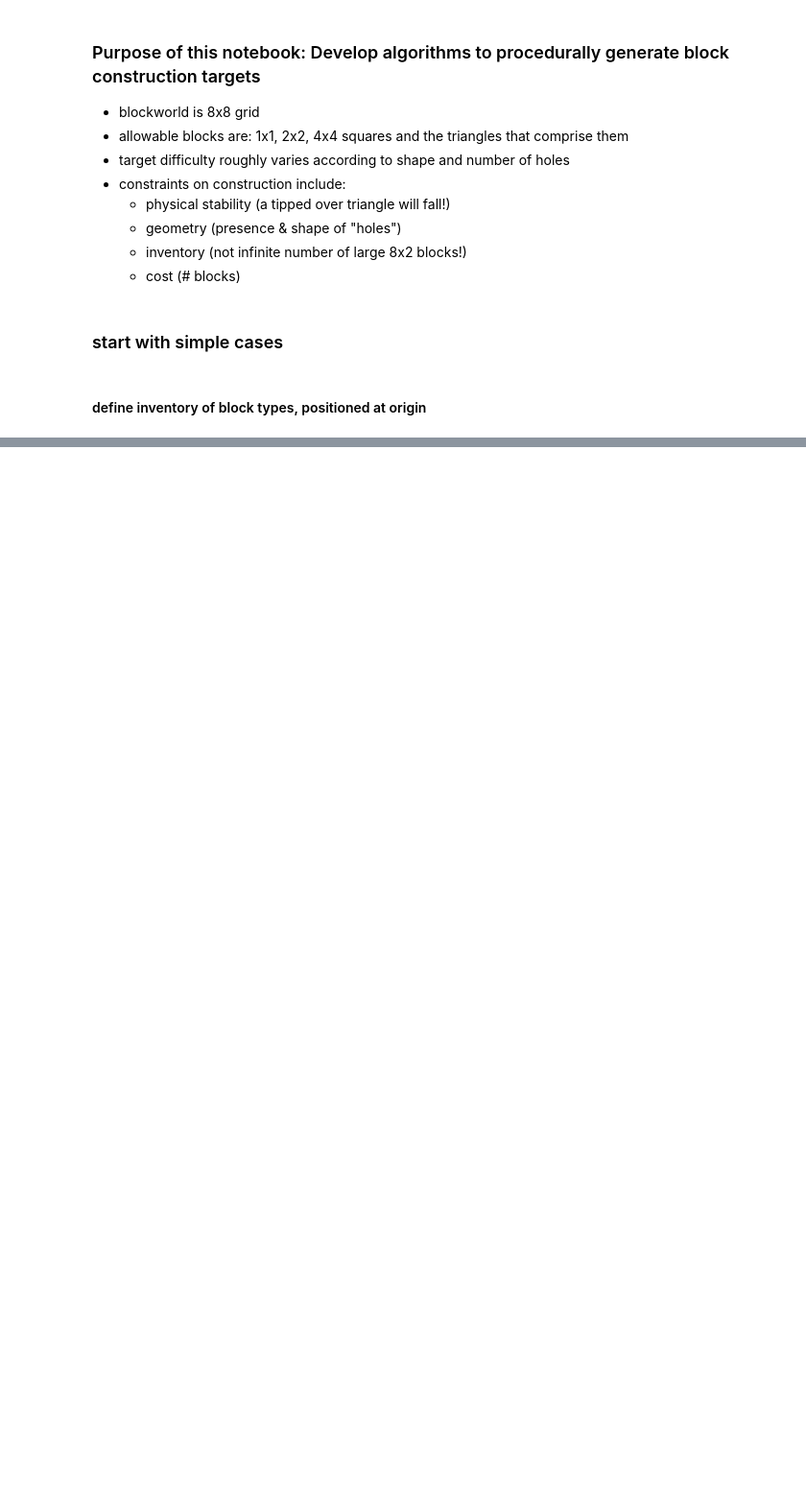
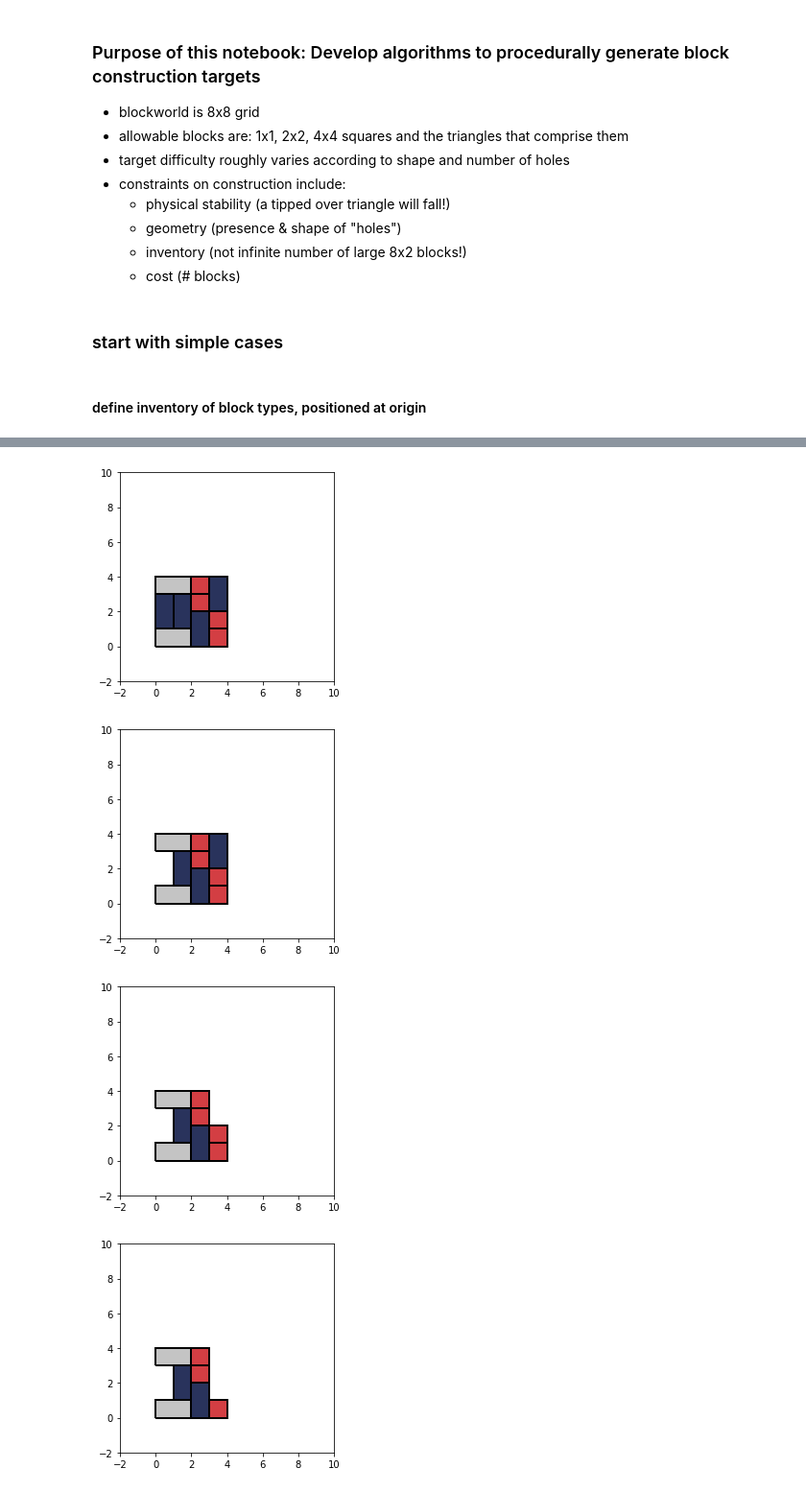
Before and after one commit to cogtoolslab/block_construction, a Jupyter notebook: stimuli/will/blockworld_generation.ipynb, the cells around one changed output, grey strips where cells are left out. Shown at 96% size. Saved outputs shown, nothing was run; the diff lists cells and outputs as text; code cells hidden in the pictures; blank space fills up the shorter version.

```diff
--- a/stimuli/will/blockworld_generation.ipynb
+++ b/stimuli/will/blockworld_generation.ipynb
@@ -235,23 +237,28 @@ w.fill_world()
 # %%
 # successively 'Jenga' blocks
 importlib.reload(utils)
-w = utils.World()
+w = utils.World(world_width = 4,world_height = 4)
 w.fill_world()
 world_stages = [w]
 # loop
 
 # try removing blocks until one removed or no blocks left
 
 
 for j in range(0,5):
     i = 0;
     block_removed = False
     while not block_removed:
         #block_number = random_block_order.pop
         (block_removed, w2) = w.remove_block(i)
         if block_removed:
             world_stages.append(w2)
             w = w2
             utils.draw_world(w2)
         else:
             i += 1;
+# %% [output]
+[figure, added]
+[figure, added]
+[figure, added]
+[figure, added]
```
Also changed, not shown: parts of 4 cells of this notebook, 1 other file.
